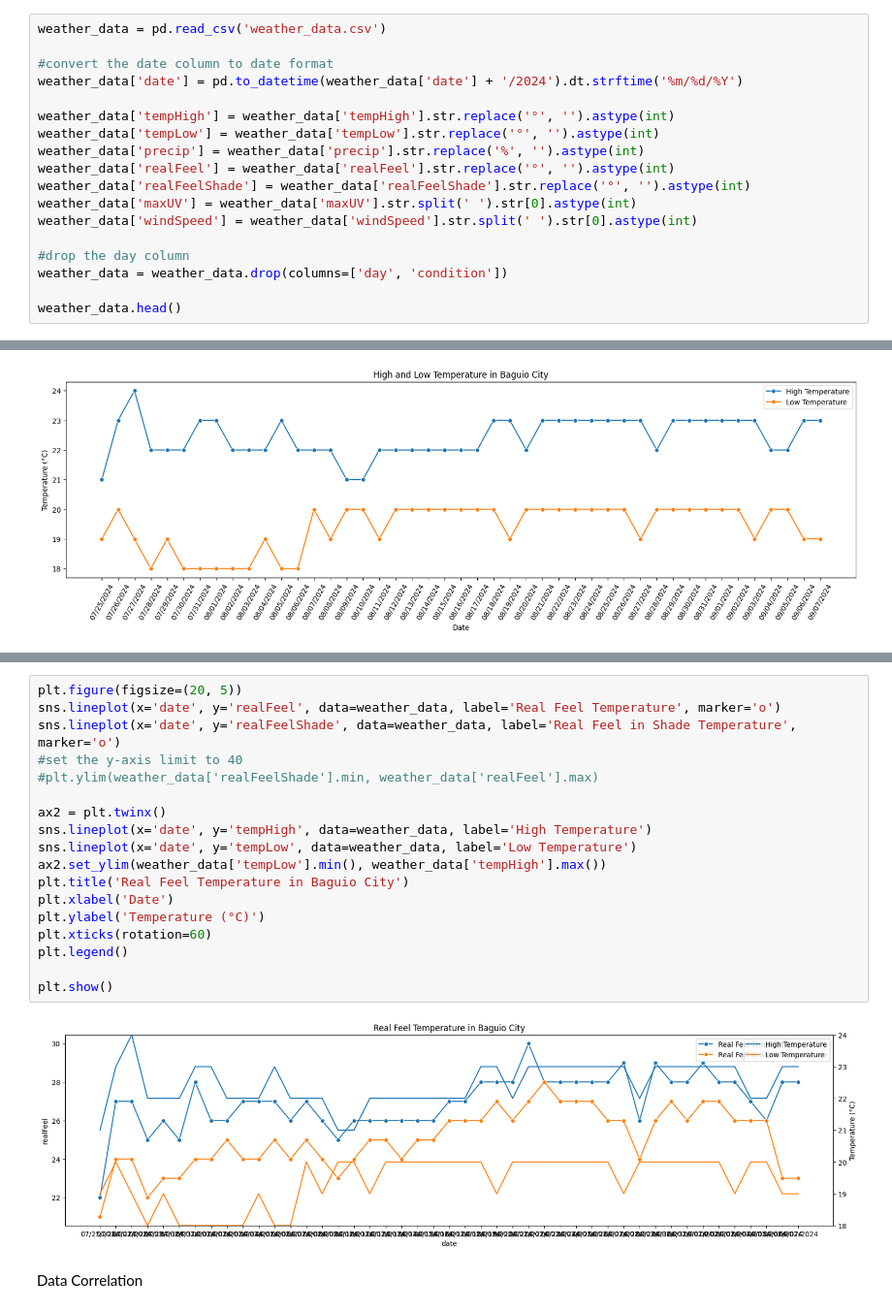
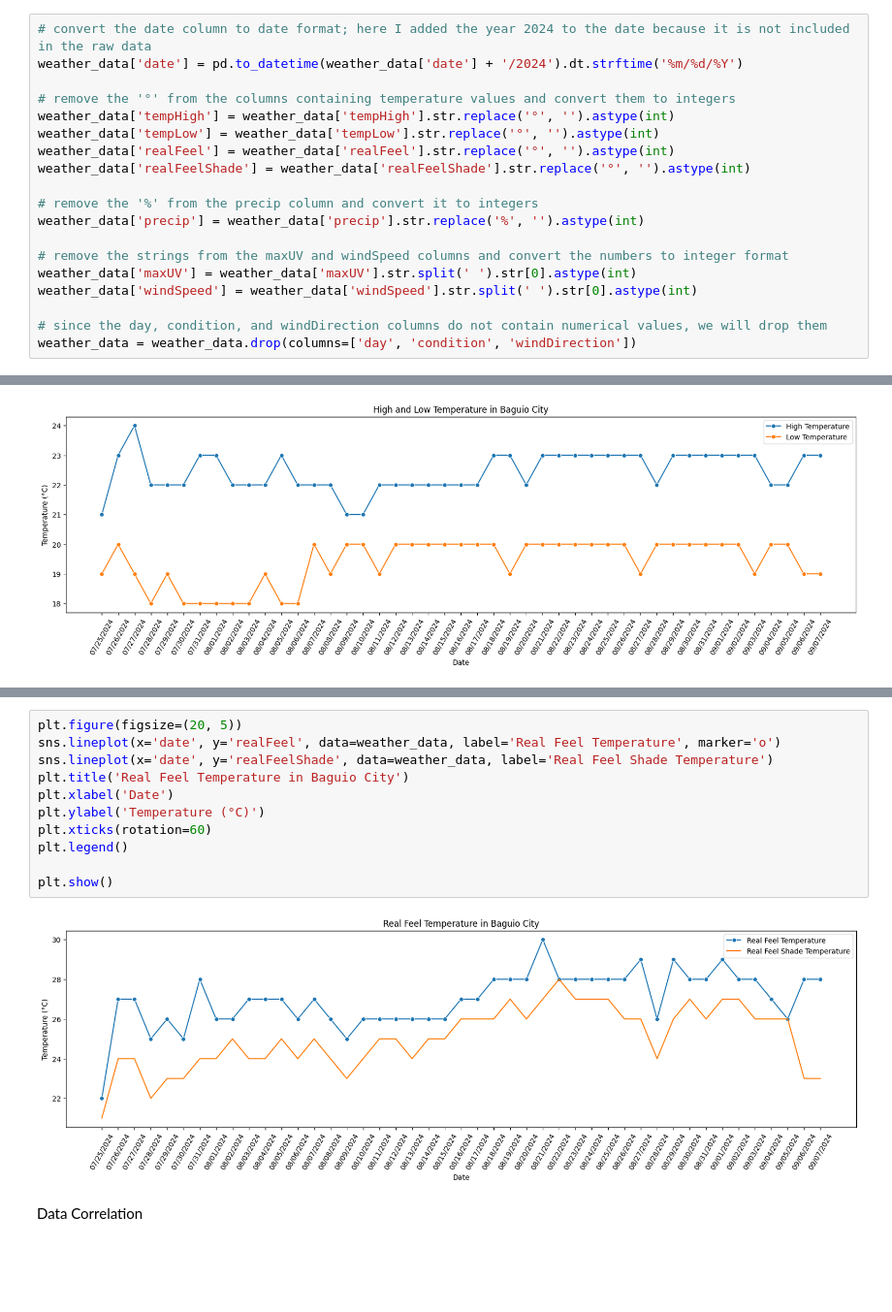
Before and after one commit to jddiosana/accuweather-data-analysis, a Jupyter notebook: data_analysis.ipynb, the cells around one changed output, grey strips where cells are left out. Shown: that part at 97% size. Drawn from its saved outputs; the diff is of its cells as text; blank space fills up the shorter version.

Commit message:
added discussions in data scraping and cleaning part

```diff
--- a/data_analysis.ipynb
+++ b/data_analysis.ipynb
@@ -72,18 +173,19 @@ Data Cleaning
 # %%
-weather_data = pd.read_csv('weather_data.csv')
-
-#convert the date column to date format
+# convert the date column to date format; here I added the year 2024 to the date because it is not included in the raw data
 weather_data['date'] = pd.to_datetime(weather_data['date'] + '/2024').dt.strftime('%m/%d/%Y')
 
+# remove the '°' from the columns containing temperature values and convert them to integers
 weather_data['tempHigh'] = weather_data['tempHigh'].str.replace('°', '').astype(int)
 weather_data['tempLow'] = weather_data['tempLow'].str.replace('°', '').astype(int)
-weather_data['precip'] = weather_data['precip'].str.replace('%', '').astype(int)
 weather_data['realFeel'] = weather_data['realFeel'].str.replace('°', '').astype(int)
 weather_data['realFeelShade'] = weather_data['realFeelShade'].str.replace('°', '').astype(int)
+
+# remove the '%' from the precip column and convert it to integers
+weather_data['precip'] = weather_data['precip'].str.replace('%', '').astype(int)
+
+# remove the strings from the maxUV and windSpeed columns and convert the numbers to integer format
 weather_data['maxUV'] = weather_data['maxUV'].str.split(' ').str[0].astype(int)
 weather_data['windSpeed'] = weather_data['windSpeed'].str.split(' ').str[0].astype(int)
 
-#drop the day column
-weather_data = weather_data.drop(columns=['day', 'condition'])
-
-weather_data.head()
+# since the day, condition, and windDirection columns do not contain numerical values, we will drop them
+weather_data = weather_data.drop(columns=['day', 'condition', 'windDirection'])
@@ -133,23 +232,16 @@ plt.show()
 # %%
 plt.figure(figsize=(20, 5))
 sns.lineplot(x='date', y='realFeel', data=weather_data, label='Real Feel Temperature', marker='o')
-sns.lineplot(x='date', y='realFeelShade', data=weather_data, label='Real Feel in Shade Temperature', marker='o')
-#set the y-axis limit to 40
-#plt.ylim(weather_data['realFeelShade'].min, weather_data['realFeel'].max)
-
-ax2 = plt.twinx()
-sns.lineplot(x='date', y='tempHigh', data=weather_data, label='High Temperature')
-sns.lineplot(x='date', y='tempLow', data=weather_data, label='Low Temperature')
-ax2.set_ylim(weather_data['tempLow'].min(), weather_data['tempHigh'].max())
+sns.lineplot(x='date', y='realFeelShade', data=weather_data, label='Real Feel Shade Temperature')
 plt.title('Real Feel Temperature in Baguio City')
 plt.xlabel('Date')
 plt.ylabel('Temperature (°C)')
 plt.xticks(rotation=60)
 plt.legend()
 
 plt.show()
 # %% [output]
-[figure, old version]
+[figure, new version]
 # %% [markdown]
 Data Correlation
 # %%
```
Also changed, not shown: parts of 38 cells of this notebook, 4 other files.
